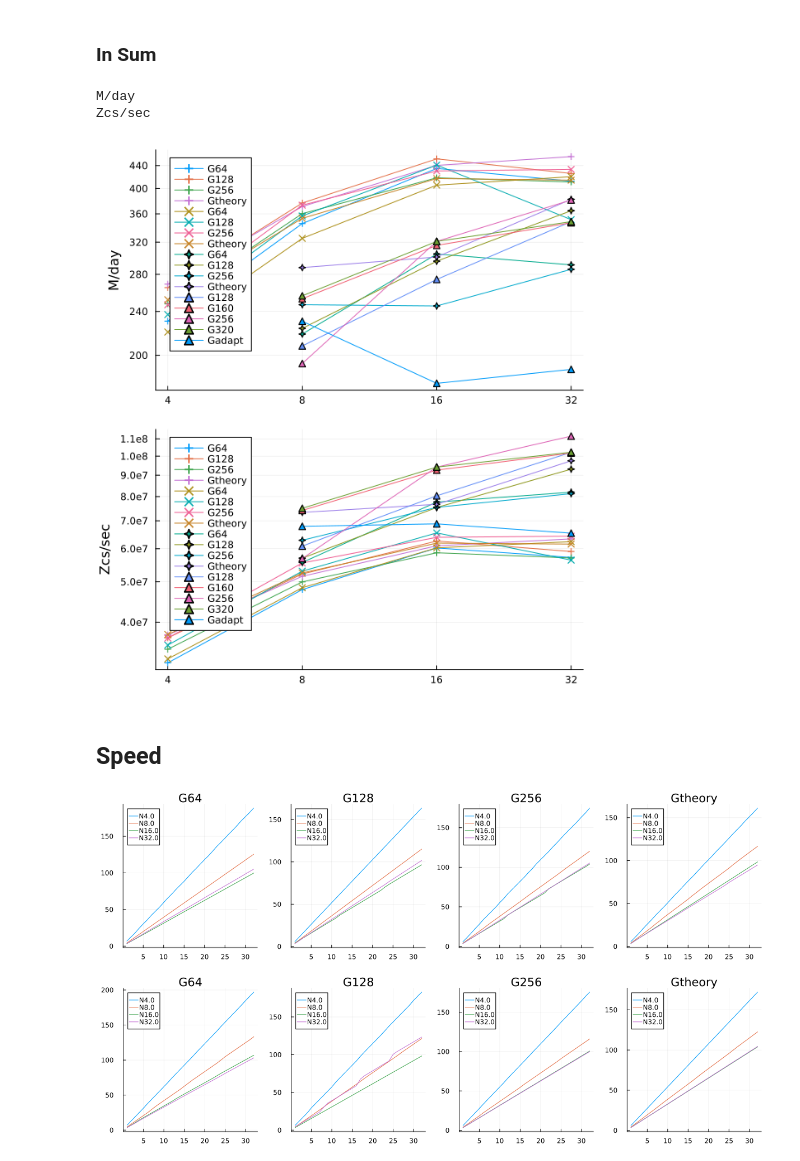
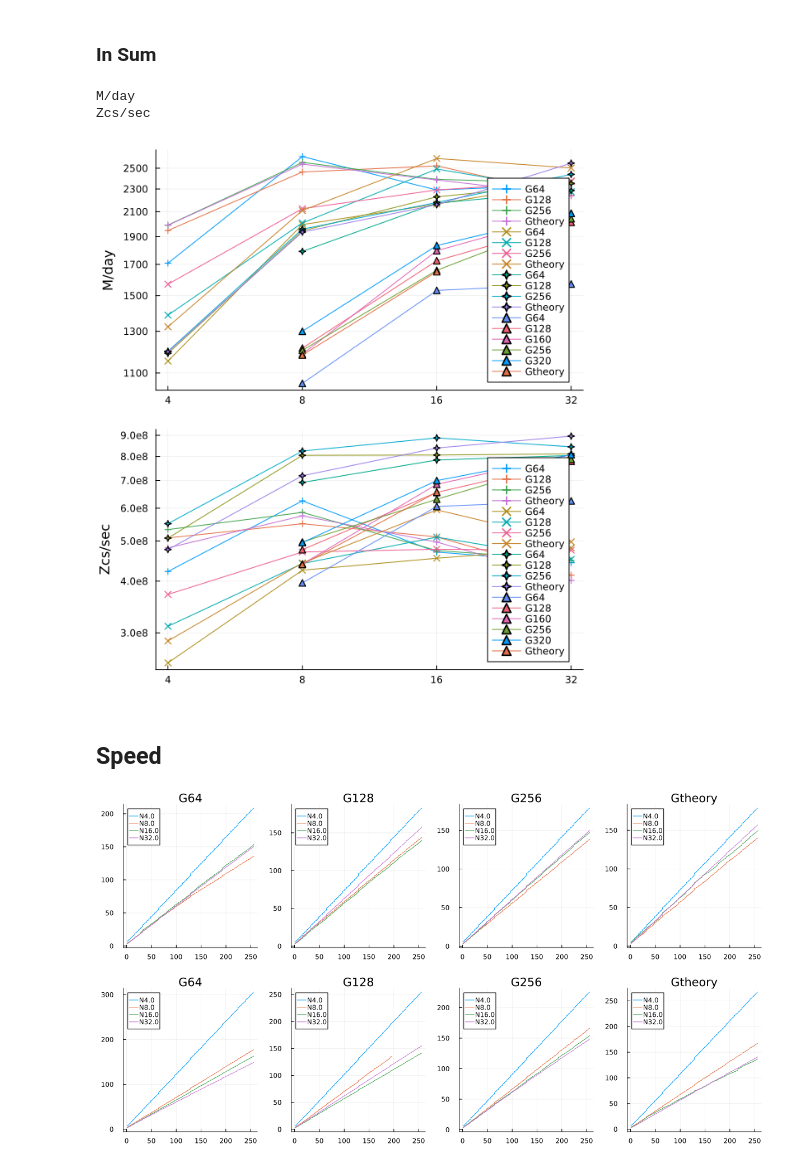
Before and after one commit to lwJi/ETK-Scaling-Tests, a Jupyter notebook: vista/ipynb/bbhDisk-Cowling-SC.ipynb, the cells around one changed output. Drawn from its saved outputs; the diff is of its cells as text; code cells hidden in the pictures.

Commit message:
vista: update bbhDisk-Cowling-SC.ipynb

```diff
--- a/vista/ipynb/bbhDisk-Cowling-SC.ipynb
+++ b/vista/ipynb/bbhDisk-Cowling-SC.ipynb
@@ -202,54 +205,55 @@ let patt_dirss = [
             (r"Cow_L12_G128-N\d+-MPI\d+_r0000", "G128"),
             (r"Cow_L12_G256-N\d+-MPI\d+_r0000", "G256"),
             (r"Cow_L12_Gtheory-N\d+-MPI\d+_r0000", "Gtheory"),
-        ], "../data/bbhDisk/bbhDisk-n256-v1", :cross),
+        ], "../data/bbhDisk-SC/bbhDisk-n256-v1", :cross),
         ([
             (r"Cow_L12_G64-N\d+-MPI\d+_r0000", "G64"),
             (r"Cow_L12_G128-N\d+-MPI\d+_r0000", "G128"),
             (r"Cow_L12_G256-N\d+-MPI\d+_r0000", "G256"),
             (r"Cow_L12_Gtheory-N\d+-MPI\d+_r0000", "Gtheory"),
-        ], "../data/bbhDisk/bbhDisk-n256-v2", :xcross),
+        ], "../data/bbhDisk-SC/bbhDisk-n256-v2", :xcross),
         ([
             (r"Cow_L12_G64-N\d+-MPI\d+_r0000", "G64"),
             (r"Cow_L12_G128-N\d+-MPI\d+_r0000", "G128"),
             (r"Cow_L12_G256-N\d+-MPI\d+_r0000", "G256"),
             (r"Cow_L12_Gtheory-N\d+-MPI\d+_r0000", "Gtheory"),
-        ], "../data/bbhDisk/bbhDisk-n320-v1", :star4),
+        ], "../data/bbhDisk-SC/bbhDisk-n320-v1", :star4),
         ([
+            (r"Cow_L12_G64-N\d+-MPI\d+_r0000", "G64"),
             (r"Cow_L12_G128-N\d+-MPI\d+_r0000", "G128"),
             (r"Cow_L12_G160-N\d+-MPI\d+_r0000", "G160"),
             (r"Cow_L12_G256-N\d+-MPI\d+_r0000", "G256"),
             (r"Cow_L12_G320-N\d+-MPI\d+_r0000", "G320"),
-            (r"Cow_L12_Gadapt-N\d+-MPI\d+_r0000", "Gadapt"),
-        ], "../data/bbhDisk/bbhDisk-n320-v2", :utriangle),
+            (r"Cow_L12_Gtheory-N\d+-MPI\d+_r0000", "Gtheory"),
+        ], "../data/bbhDisk-SC/bbhDisk-n320-v2", :utriangle),
     ]
 
     # Plot M/day
     plt1 = plot(ylabel="M/day", xscale=:log10, yscale=:log10)
     xs = [4, 8, 16, 32]
     xticks!(plt1, xs, [string(n) for n in xs])
-    ys = [200, 240, 280, 320, 360, 400, 440]
+    ys = [1100, 1300, 1500, 1700, 1900, 2100, 2300, 2500]
     yticks!(plt1, ys, [string(n) for n in ys])
     println("M/day")
     Misc.plot_scaling(plt1, patt_dirss; option="TotalComputeTime", is_print_value=false)
 
     # Plot Zcs/sec
     plt2 = plot(ylabel="Zcs/sec", xscale=:log10, yscale=:log10)
     xs = [4, 8, 16, 32]
     xticks!(plt2, xs, [string(n) for n in xs])
-    ys = [4e7, 5e7, 6e7, 7e7, 8e7, 9e7, 1e8, 1.1e8]
+    ys = [3e8, 4e8, 5e8, 6e8, 7e8, 8e8, 9e8]
     yticks!(plt2, ys, [string(n) for n in ys])
     println("Zcs/sec")
     Misc.plot_scaling(plt2, patt_dirss; option="ZcsPerSecond", is_print_value=false)
 
     # Sum
     plt = plot(plt1, plt2, layout=(2,1), size = (600, 675))
     display(plt)
 end
 # %% [output]
 M/day
 Zcs/sec
-[figure, old version]
+[figure, new version]
 # %% [markdown]
 ## Speed
 # %%
@@ -259,7 +263,7 @@ let patt_dirss = [
             (r"Cow_L12_G128-N\d+-MPI\d+_r0000", "G128"),
             (r"Cow_L12_G256-N\d+-MPI\d+_r0000", "G256"),
             (r"Cow_L12_Gtheory-N\d+-MPI\d+_r0000", "Gtheory"),
-        ], "../data/bbhDisk/bbhDisk-n256-v1", :cross),
+        ], "../data/bbhDisk-SC/bbhDisk-n256-v1", :cross),
     ]
 
     #
@@ -280,7 +284,7 @@ let patt_dirss = [
     display(plt)
 end
 # %% [output]
-[figure, old version]
+[figure, new version]
 # %%
 let patt_dirss = [
         ([
@@ -288,7 +292,7 @@ let patt_dirss = [
             (r"Cow_L12_G128-N\d+-MPI\d+_r0000", "G128"),
             (r"Cow_L12_G256-N\d+-MPI\d+_r0000", "G256"),
             (r"Cow_L12_Gtheory-N\d+-MPI\d+_r0000", "Gtheory"),
-        ], "../data/bbhDisk/bbhDisk-n256-v2", :xcross),
+        ], "../data/bbhDisk-SC/bbhDisk-n256-v2", :xcross),
     ]
 
     #
@@ -309,7 +313,7 @@ let patt_dirss = [
     display(plt)
 end
 # %% [output]
-[figure, old version]
+[figure, new version]
 # %%
 let patt_dirss = [
         ([
```
Also changed, not shown: parts of 4 cells of this notebook.
